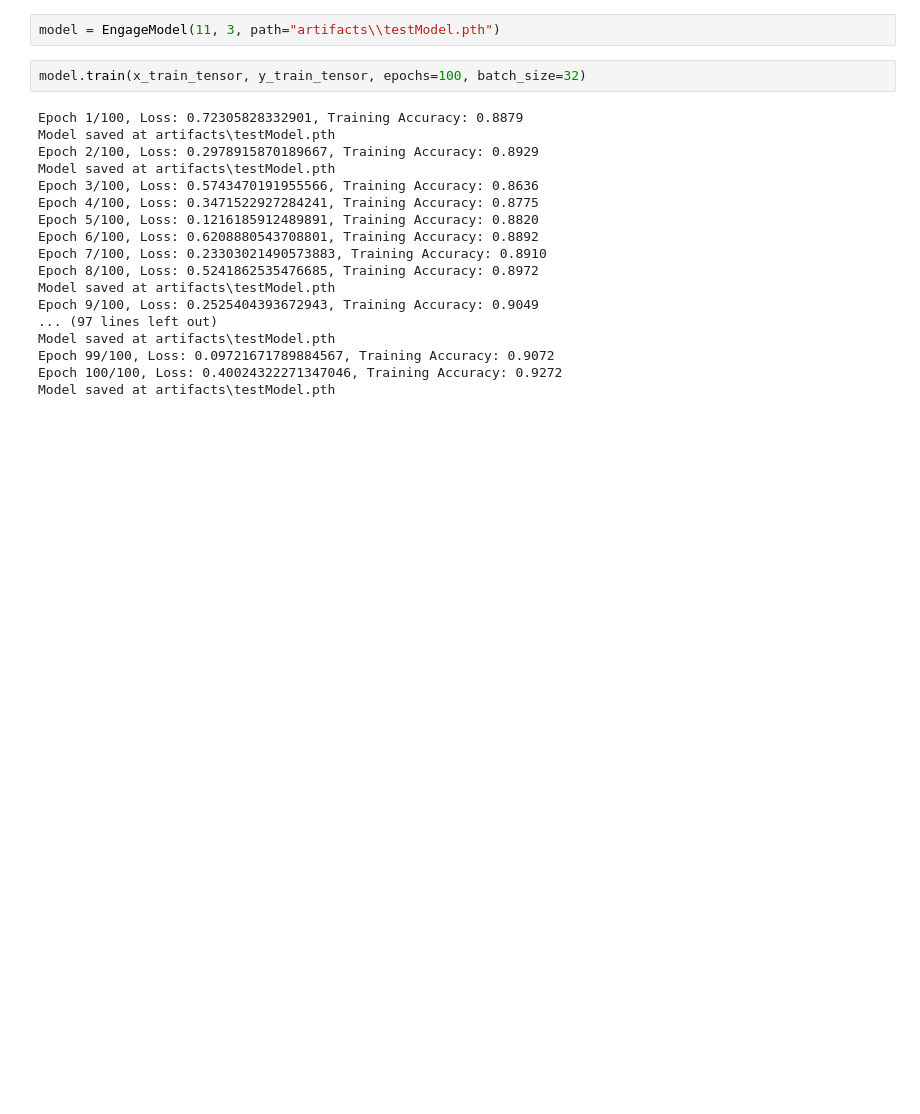
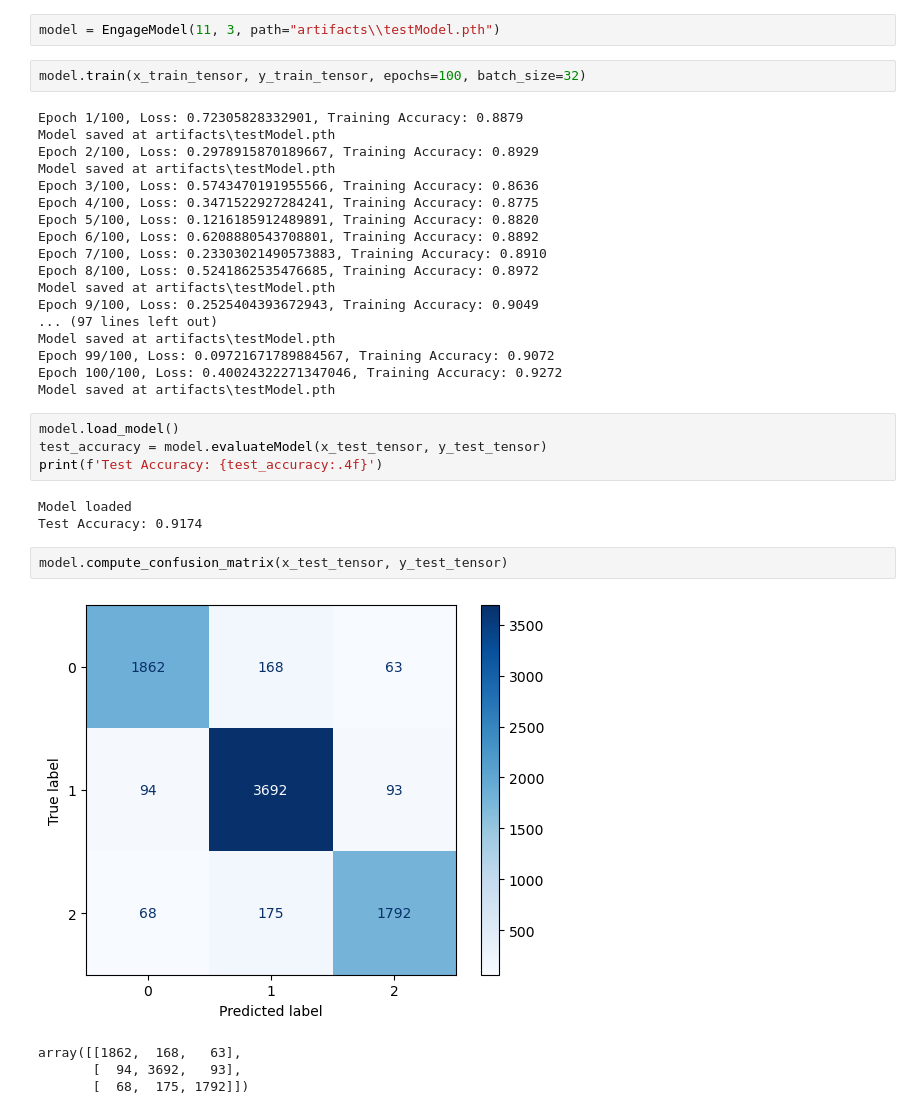
Before and after one commit to Madushani-Weerasekara/end-to-end-game-engagement-prediction-project, a Jupyter notebook: notebook/model_trainer.ipynb, the cells around one changed output. Saved outputs shown, nothing was run; the diff lists cells and outputs as text; blank space fills up the shorter version.

Commit message:
Load the trained model, evaluate test accuracy and compute the confusion matrix

```diff
--- a/notebook/model_trainer.ipynb
+++ b/notebook/model_trainer.ipynb
@@ -49,3 +49,17 @@ Model saved at artifacts\testModel.pth
 Epoch 99/100, Loss: 0.09721671789884567, Training Accuracy: 0.9072
 Epoch 100/100, Loss: 0.40024322271347046, Training Accuracy: 0.9272
 Model saved at artifacts\testModel.pth
+# %%
+model.load_model()
+test_accuracy = model.evaluateModel(x_test_tensor, y_test_tensor)
+print(f'Test Accuracy: {test_accuracy:.4f}')
+# %% [output]
+Model loaded
+Test Accuracy: 0.9174
+# %%
+model.compute_confusion_matrix(x_test_tensor, y_test_tensor)
+# %% [output]
+[figure, added]
+array([[1862,  168,   63],
+       [  94, 3692,   93],
+       [  68,  175, 1792]])
```
